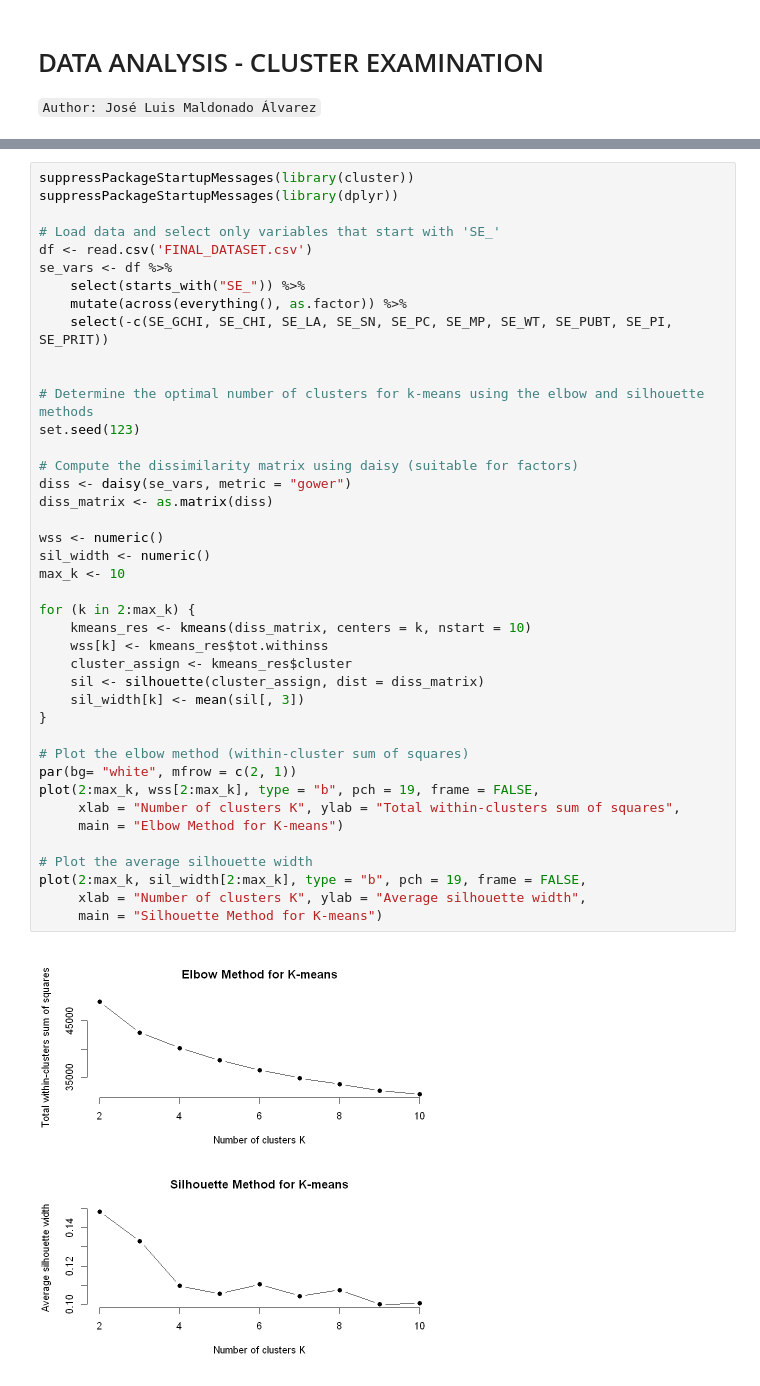
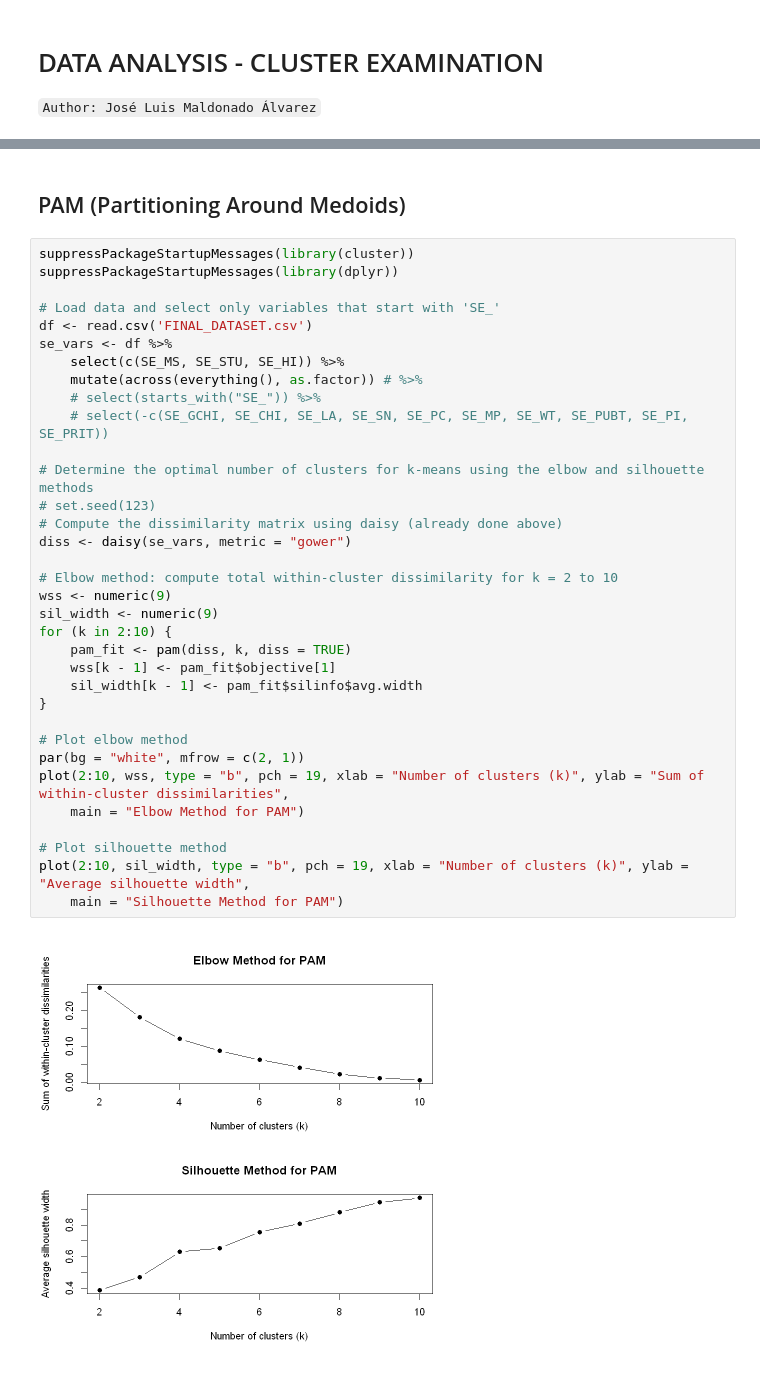
Before and after one commit to JoseLuisMaldonadoA/TFM, a Jupyter notebook: Notebooks/ClusterAnalysis.ipynb, the cells around one changed output, grey strips where cells are left out. Cells and saved outputs as stored; diff of their text form.

```diff
--- a/Notebooks/ClusterAnalysis.ipynb
+++ b/Notebooks/ClusterAnalysis.ipynb
@@ -7,44 +5,39 @@
+# %% [markdown]
+## PAM (Partitioning Around Medoids)
 # %%
 suppressPackageStartupMessages(library(cluster))
 suppressPackageStartupMessages(library(dplyr))
 
 # Load data and select only variables that start with 'SE_'
 df <- read.csv('FINAL_DATASET.csv')
 se_vars <- df %>%
-    select(starts_with("SE_")) %>%
-    mutate(across(everything(), as.factor)) %>%
-    select(-c(SE_GCHI, SE_CHI, SE_LA, SE_SN, SE_PC, SE_MP, SE_WT, SE_PUBT, SE_PI, SE_PRIT))
-
+    select(c(SE_MS, SE_STU, SE_HI)) %>%
+    mutate(across(everything(), as.factor)) # %>%
+    # select(starts_with("SE_")) %>%
+    # select(-c(SE_GCHI, SE_CHI, SE_LA, SE_SN, SE_PC, SE_MP, SE_WT, SE_PUBT, SE_PI, SE_PRIT))
 
 # Determine the optimal number of clusters for k-means using the elbow and silhouette methods
-set.seed(123)
+# set.seed(123)
+# Compute the dissimilarity matrix using daisy (already done above)
+diss <- daisy(se_vars, metric = "gower")
 
-# Compute the dissimilarity matrix using daisy (suitable for factors)
-diss <- daisy(se_vars, metric = "gower")
-diss_matrix <- as.matrix(diss)
-
-wss <- numeric()
-sil_width <- numeric()
-max_k <- 10
-
-for (k in 2:max_k) {
-    kmeans_res <- kmeans(diss_matrix, centers = k, nstart = 10)
-    wss[k] <- kmeans_res$tot.withinss
-    cluster_assign <- kmeans_res$cluster
-    sil <- silhouette(cluster_assign, dist = diss_matrix)
-    sil_width[k] <- mean(sil[, 3])
+# Elbow method: compute total within-cluster dissimilarity for k = 2 to 10
+wss <- numeric(9)
+sil_width <- numeric(9)
+for (k in 2:10) {
+    pam_fit <- pam(diss, k, diss = TRUE)
+    wss[k - 1] <- pam_fit$objective[1]
+    sil_width[k - 1] <- pam_fit$silinfo$avg.width
 }
 
-# Plot the elbow method (within-cluster sum of squares)
-par(bg= "white", mfrow = c(2, 1))
-plot(2:max_k, wss[2:max_k], type = "b", pch = 19, frame = FALSE,
-     xlab = "Number of clusters K", ylab = "Total within-clusters sum of squares",
-     main = "Elbow Method for K-means")
+# Plot elbow method
+par(bg = "white", mfrow = c(2, 1))
+plot(2:10, wss, type = "b", pch = 19, xlab = "Number of clusters (k)", ylab = "Sum of within-cluster dissimilarities",
+    main = "Elbow Method for PAM")
 
-# Plot the average silhouette width
-plot(2:max_k, sil_width[2:max_k], type = "b", pch = 19, frame = FALSE,
-     xlab = "Number of clusters K", ylab = "Average silhouette width",
-     main = "Silhouette Method for K-means")
+# Plot silhouette method
+plot(2:10, sil_width, type = "b", pch = 19, xlab = "Number of clusters (k)", ylab = "Average silhouette width",
+    main = "Silhouette Method for PAM")
 # %% [output]
-[figure, old version]
+[figure, new version]
 # %%
```
Also changed, not shown: parts of 22 cells of this notebook.
